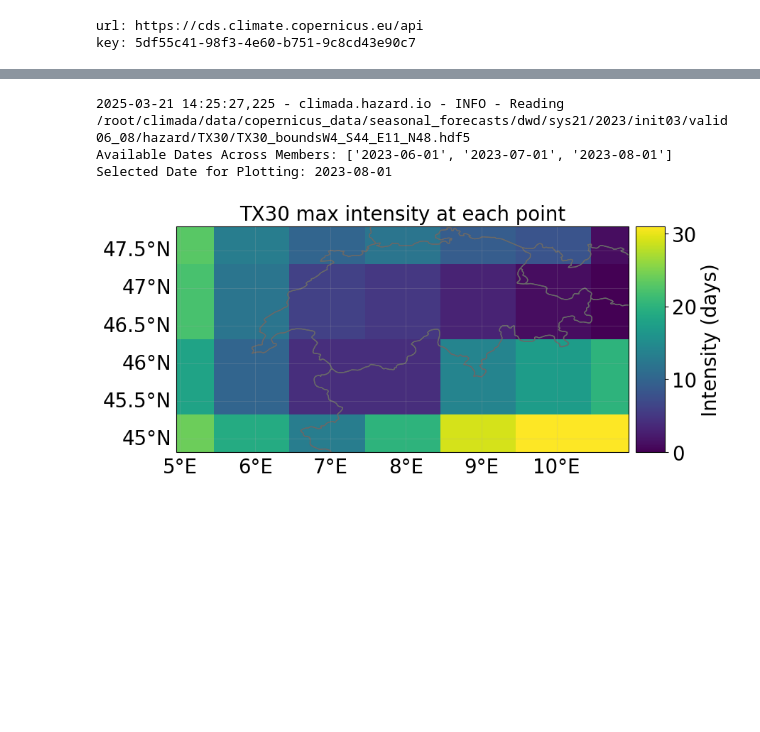
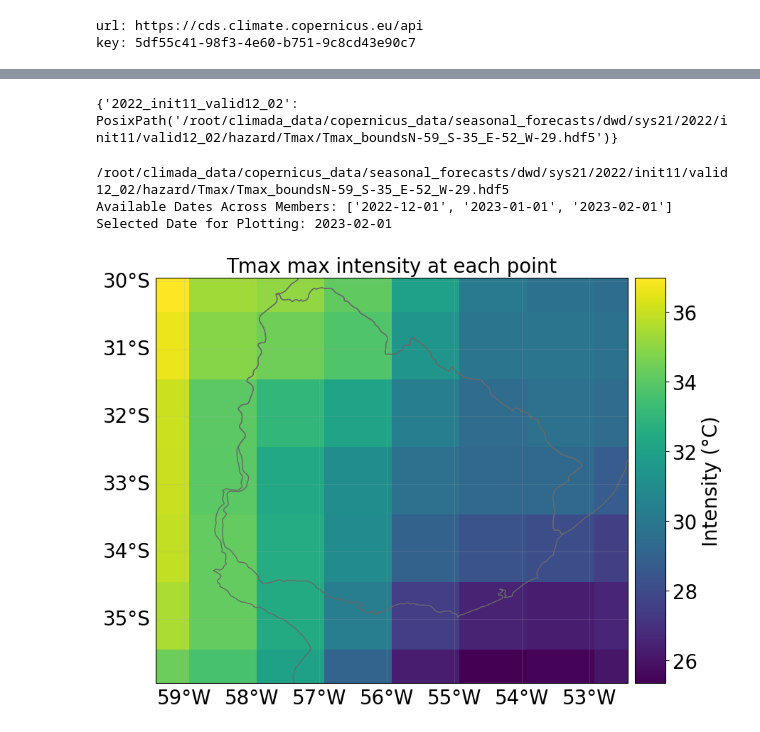
Before and after one commit to DahyannAraya/copernicus_climada_seasonal_forecast_workshop, a Jupyter notebook: Modul_climada_copernicus_seasonal_forecast_workshop.ipynb, the cells around one changed output, grey strips where cells are left out. Drawn from its saved outputs; the diff is of its cells as text; code cells hidden in the pictures; blank space fills up the shorter version.

```diff
--- a/Modul_climada_copernicus_seasonal_forecast_workshop.ipynb
+++ b/Modul_climada_copernicus_seasonal_forecast_workshop.ipynb
@@ -320,13 +233,13 @@ To learn more about what these parameters entail and their significance, please
 **overwrite**: Boolean flag that, when set to True, forces the system to redownload and reprocess existing files.
 # %%
 # We define above parameters for an example
-index_metric = "TX30"
+index_metric = "Tmax"
 data_format = "grib"  # 'grib' or 'netcdf'
 originating_centre =  "dwd"
 system =  "21"
-forecast_period = ["Jun", "August"] # from jun to august including july
-year_list = [2023]
-initiation_month = [ "March","April","May"]
+forecast_period = ["December", "February"] # from jun to august including july
+year_list = [2022]
+initiation_month = ["November"]
 overwrite = False
 
 # global bounding box
@@ -334,7 +247,7 @@ overwrite = False
 # input cardinal bounds
 # bounds = bounding_box_from_cardinal_bounds(northern=49, eastern=20, southern=40, western=10)
 # input country ISO codes
-bounds = bounding_box_from_countries(["CHE"])
+bounds = bounding_box_from_countries(["URY"])
 
 # Parameters for Heat Waves
 hw_threshold = 27
@@ -518,32 +366,39 @@ The saved hazard file can then be read and processed by standard CLIMADA methods
+# %%
+from climada.hazard import Hazard
+handler.save_index_to_hazard()
+# %% [output]
+{'2022_init11_valid12_02': PosixPath('/root/climada_data/copernicus_data/seasonal_forecasts/dwd/sys21/2022/init11/valid12_02/hazard/Tmax/Tmax_boundsN-59_S-35_E-52_W-29.hdf5')}
 # %%
 # load an example hazard
+initiation_year = year_list[0]
 initiation_month_str = f"{month_name_to_number(initiation_month[0]):02d}"
-forecast_month_str = f"{handler.valid_period_str[-2:]}"  # Last month in valid period
-forecast_year =  year_list[0]
-if int(initiation_month_str) > int(forecast_month_str):
-    forecast_year += 1  # Forecast extends to the next year
 
-# Load the hazard and plot intensity for the selected grid, maximized over ensemble
-path_to_hazard = handler.get_pipeline_path(forecast_year, initiation_month_str, "hazard")
+# Extract last valid forecast month from valid_period_str (e.g., "12_02" → 2)
+forecast_month = int(handler.valid_period_str[-2:])
+forecast_year = initiation_year + 1 if int(initiation_month_str) > forecast_month else initiation_year
+
+# Load hazard (based on INIT year)
+path_to_hazard = handler.get_pipeline_path(initiation_year, initiation_month_str, "hazard")
+print(path_to_hazard)
 haz = Hazard.from_hdf5(path_to_hazard)
 
 if haz:
-    available_dates = sorted(set(haz.date))  # Remove duplicates and sort
-    readable_dates = [dt.datetime.fromordinal(d).strftime('%Y-%m-%d') for d in available_dates] # Convert ordinal dates to ISO 8601 date format (YYYY-MM-DD)
-    print("Available Dates Across Members:", readable_dates)  # Print only unique dates
+    available_dates = sorted(set(haz.date))
+    readable_dates = [dt.datetime.fromordinal(d).strftime('%Y-%m-%d') for d in available_dates]
+    print("Available Dates Across Members:", readable_dates)
 
-    # Find the closest date in the dataset
-    target_date = dt.datetime(forecast_year, int(forecast_month_str), 1).toordinal()
+    # Look for the first day of the last forecast month
+    target_date = dt.datetime(forecast_year, forecast_month, 1).toordinal()
     closest_date = min(available_dates, key=lambda x: abs(x - target_date))
     closest_date_str = dt.datetime.fromordinal(closest_date).strftime('%Y-%m-%d')
 
-    # Plot intensity for the selected event
     print(f"Selected Date for Plotting: {closest_date_str}")
     haz.select(date=[closest_date, closest_date]).plot_intensity(event=0, smooth=False)
+
 else:
     print("No hazard data found for the selected period.")
 # %% [output]
-2025-03-21 14:25:27,225 - climada.hazard.io - INFO - Reading /root/climada/data/copernicus_data/seasonal_forecasts/dwd/sys21/2023/init03/valid06_08/hazard/TX30/TX30_boundsW4_S44_E11_N48.hdf5
-Available Dates Across Members: ['2023-06-01', '2023-07-01', '2023-08-01']
-Selected Date for Plotting: 2023-08-01
+/root/climada_data/copernicus_data/seasonal_forecasts/dwd/sys21/2022/init11/valid12_02/hazard/Tmax/Tmax_boundsN-59_S-35_E-52_W-29.hdf5
+Available Dates Across Members: ['2022-12-01', '2023-01-01', '2023-02-01']
+Selected Date for Plotting: 2023-02-01
-[figure, old version]
+[figure, new version]
```
Also changed, not shown: parts of 32 cells of this notebook.
